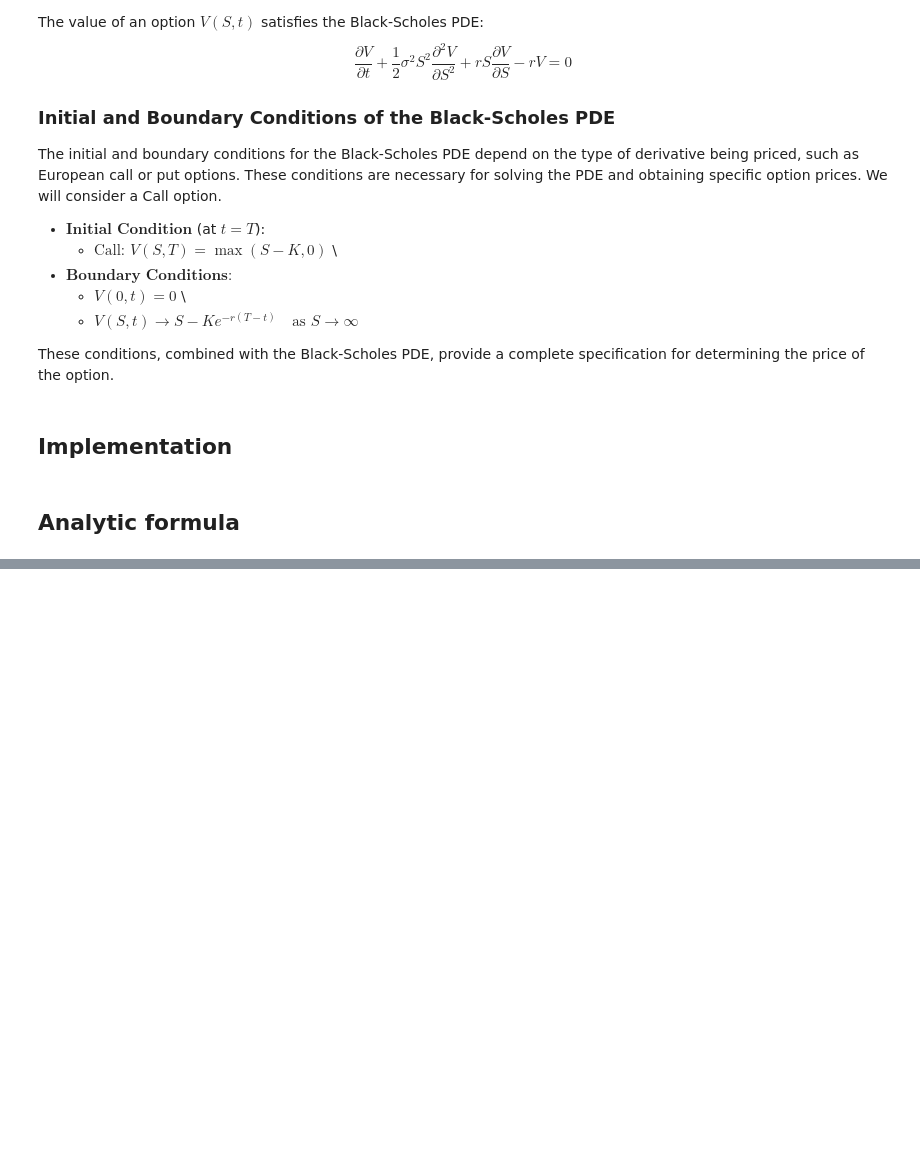
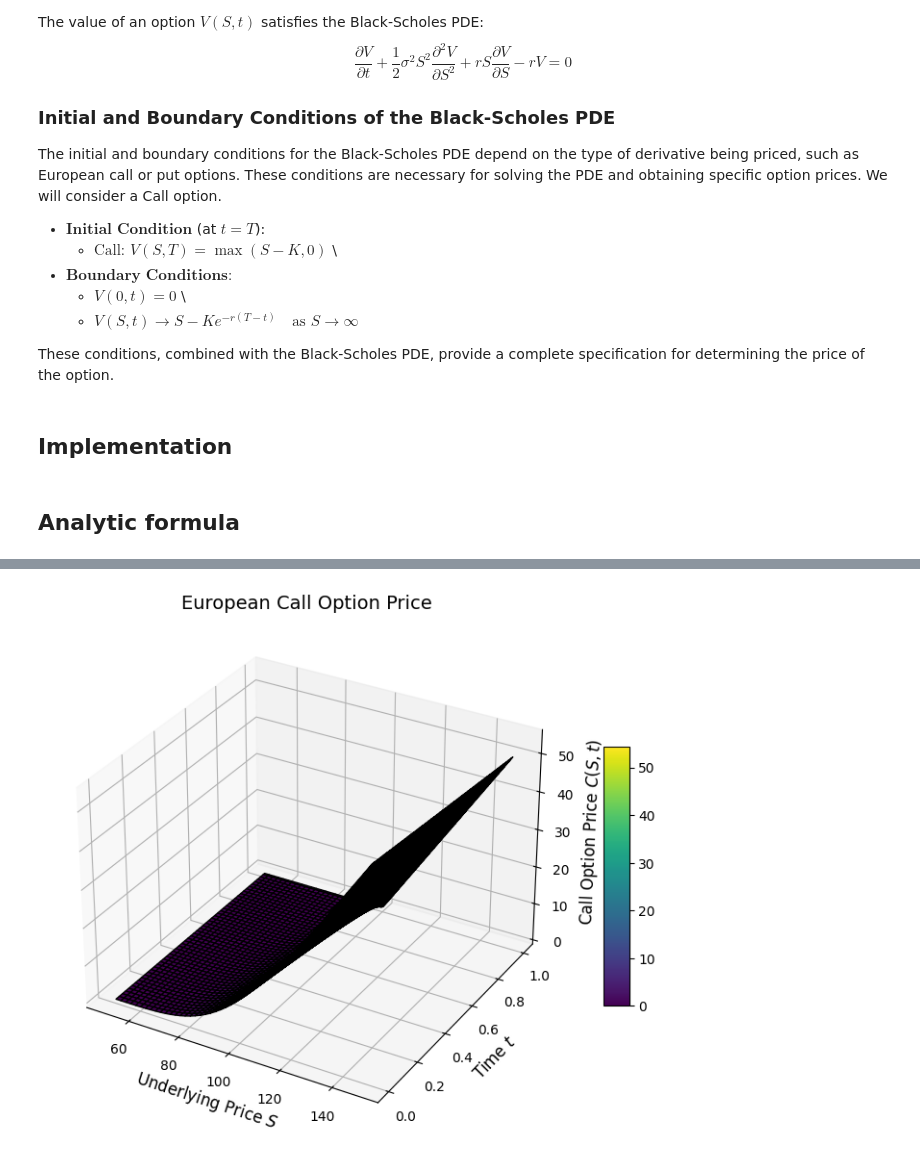
Before and after one commit to aderdouri/PINNs, a Jupyter notebook: Tutorials/Inverse_Black_Scholes.ipynb, the cells around one changed output, grey strips where cells are left out. Drawn from its saved outputs; the diff is of its cells as text; code cells hidden in the pictures; blank space fills up the shorter version.

```diff
--- a/Tutorials/Inverse_Black_Scholes.ipynb
+++ b/Tutorials/Inverse_Black_Scholes.ipynb
@@ -76,3 +75,15 @@ def black_scholes(S, t, T=1.0, K=120, r=0.05, sigma=0.20, option_type="call"):
         raise ValueError("Invalid option_type. Must be 'call' or 'put'.")
 
     return option_price
+# %%
+# black_scholes(S, t, T=1.0, K=120, r=0.05, sigma=0.20, option_type="call"):
+S = torch.tensor([100.0], dtype=torch.float32)  # Stock price
+t = 0.0    # Current time
+T = 1.0    # Time to maturity
+K = 100.0  # Strike price
+r = 0.05   # Risk-free rate
+sigma = 0.2  # Volatility
+
+# Compute call and put prices
+call_price = black_scholes(S, t, T, K, r, sigma, option_type="call")
+print(f"Call Price: {call_price.item():.4f}")
@@ -416,0 +312,44 @@ Successfully installed deepxde-1.13.0 pyaml-25.1.0 scikit-optimize-0.10.2
+# %%
+import numpy as np
+import matplotlib.pyplot as plt
+from scipy.stats import norm
+
+# Black-Scholes formula
+def black_scholes_call(S, K, T, t, r, sigma):
+    """Compute the European call option price."""
+    tau = T - t  # Time to maturity
+    d1 = (np.log(S / K) + (r + 0.5 * sigma**2) * tau) / (sigma * np.sqrt(tau))
+    d2 = d1 - sigma * np.sqrt(tau)
+    call_price = S * norm.cdf(d1) - K * np.exp(-r * tau) * norm.cdf(d2)
+    return call_price
+
+# Parameters
+K = 100  # Strike price
+T = 1    # Time to maturity (in years)
+r = 0.05  # Risk-free rate
+sigma = 0.2  # Volatility
+
+# Asset prices and time grid
+S = np.linspace(50, 150, 100)  # Asset price range
+t = np.linspace(0, T, 100)     # Time range
+
+# Create mesh grid
+S_grid, t_grid = np.meshgrid(S, t)
+
+# Compute call option prices
+call_prices = black_scholes_call(S_grid, K, T, t_grid, r, sigma)
+
+# Plot the results
+fig = plt.figure(figsize=(10, 7))
+ax = fig.add_subplot(111, projection='3d')
+
+# Plot surface
+surf = ax.plot_surface(S_grid, t_grid, call_prices, cmap='viridis', edgecolor='k')
+ax.set_title("European Call Option Price", fontsize=14)
+ax.set_xlabel("Underlying Price $S$", fontsize=12)
+ax.set_ylabel("Time $t$", fontsize=12)
+ax.set_zlabel("Call Option Price $C(S,t)$", fontsize=12)
+fig.colorbar(surf, shrink=0.5, aspect=10)
+plt.show()
+# %% [output]
+[figure, added]
```
Also changed, not shown: parts of 17 cells of this notebook.
